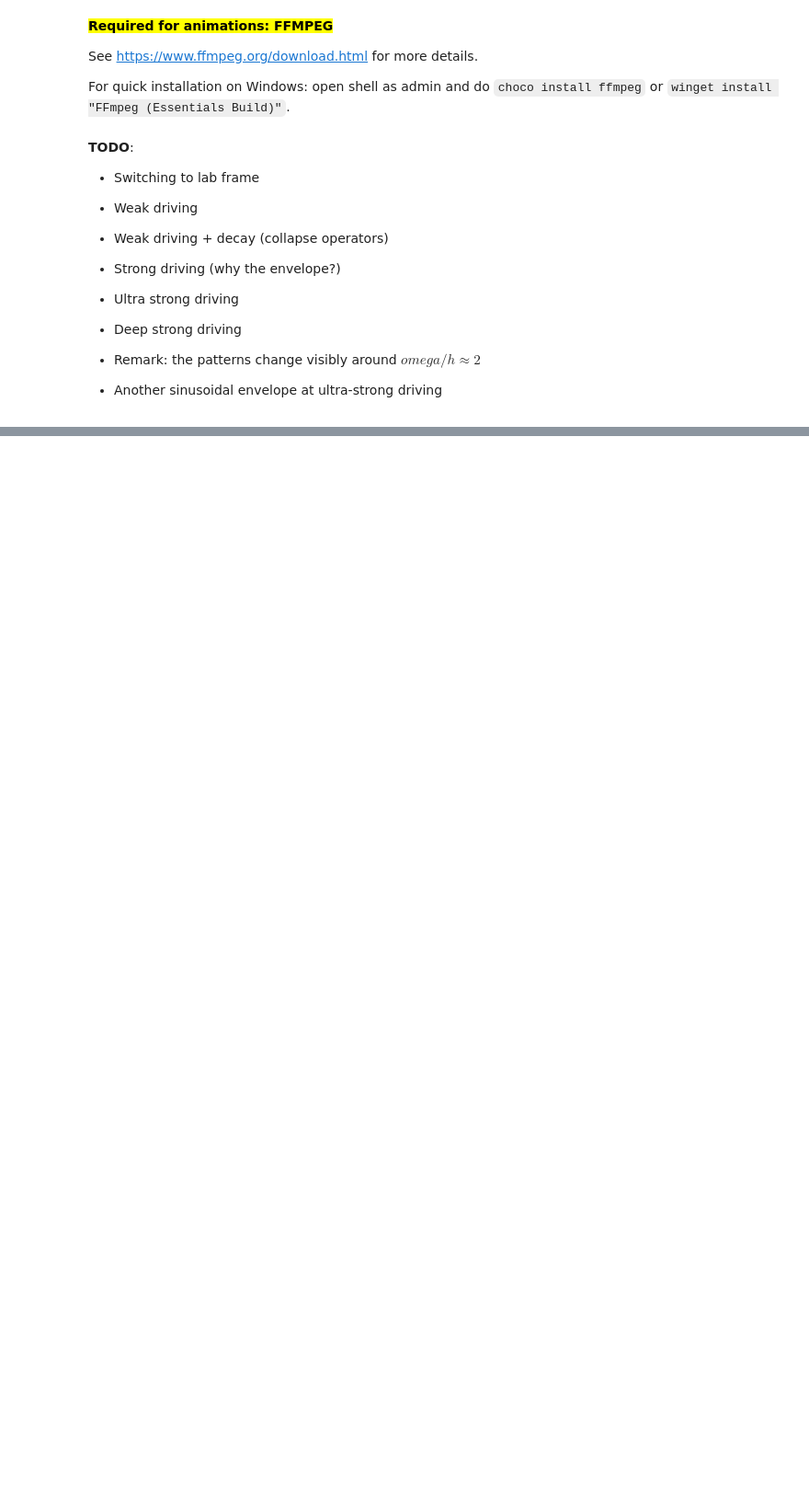
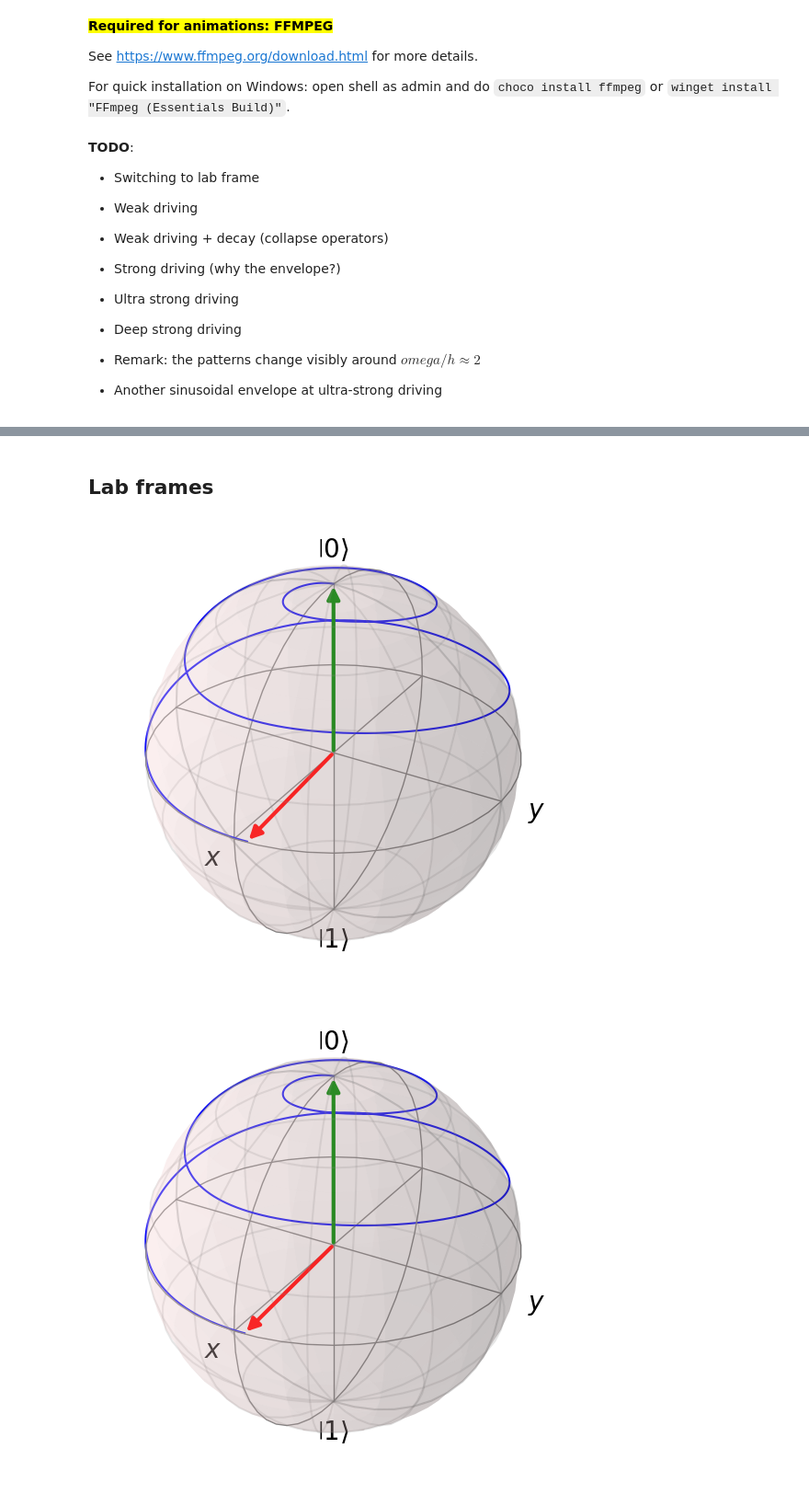
Before and after one commit to iDragos1234/Bloch-Siegert-Shift, a Jupyter notebook: bss-dragos.ipynb, the cells around one changed output, grey strips where cells are left out. Shown at 92% size. Saved outputs shown, nothing was run; the diff lists cells and outputs as text; code cells hidden in the pictures; blank space fills up the shorter version.

```diff
--- a/bss-dragos.ipynb
+++ b/bss-dragos.ipynb
@@ -242,0 +253,23 @@ plt.show()
+# %% [markdown]
+## Lab frames
+# %%
+'''Evolve'''
+result_lf = QubitSim(psi0, H_LF)(tlist)
+result_lf_bss = QubitSim(psi0, H_LF_bss)(tlist)
+
+'''Plot results'''
+
+QubitSim.plot_bloch_sphere(psi0, result_lf).show()
+QubitSim.plot_bloch_sphere(psi0, result_lf_bss).show()
+
+QubitSim.plot_xyz(
+    [result_lf, result_lf_bss],
+    ['LF', 'LF,BSS'],
+    tlist,
+)
+plt.show()
+
+# QubitSim.animate_bloch_sphere(psi0, result.states)
+# %% [output]
+[figure, added]
+[figure, added]
```
Also changed, not shown: parts of 6 cells of this notebook.
